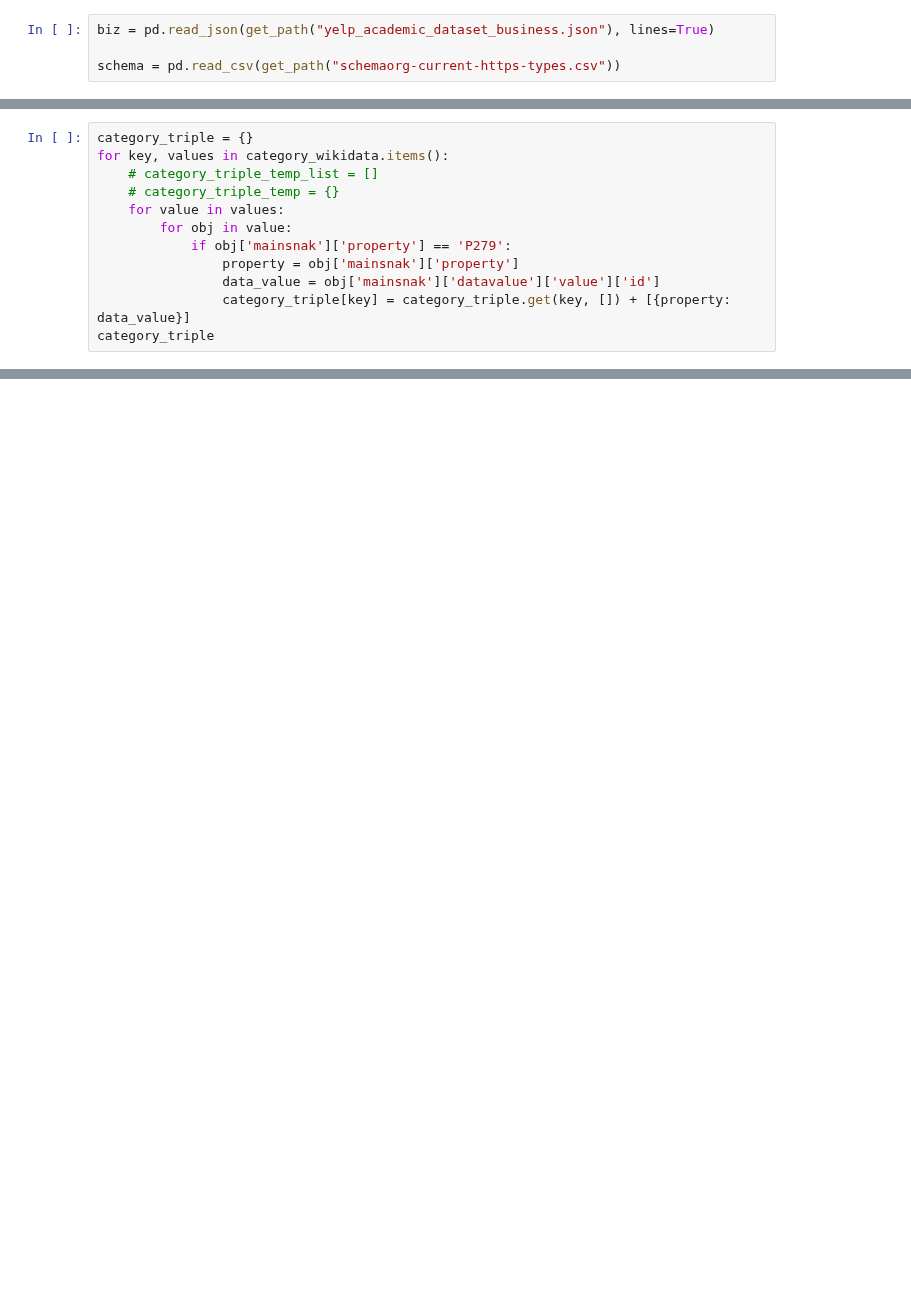
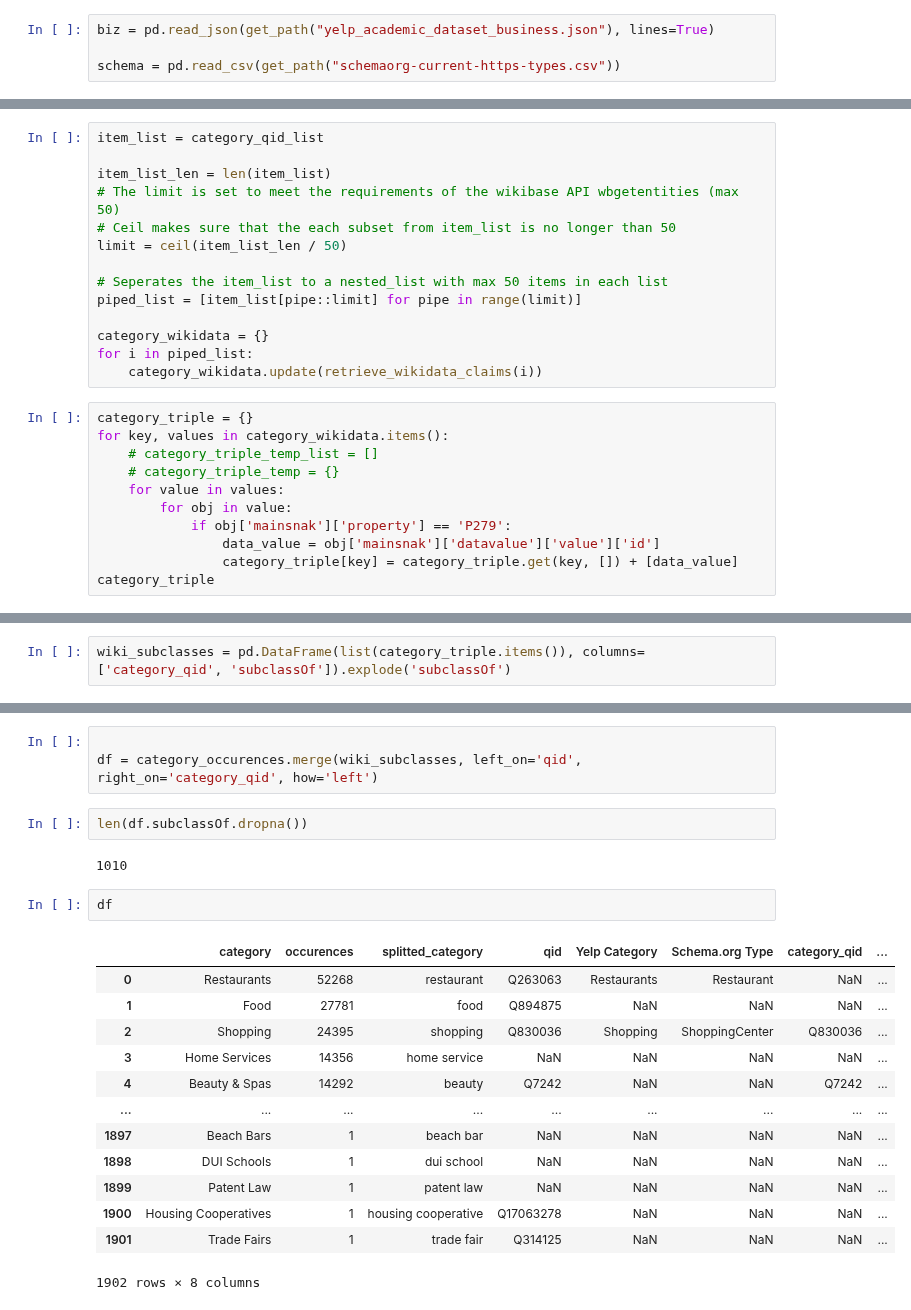
Before and after one commit to christiannielsen98/DVML-P7, a Jupyter notebook: Code/wikidata_subset_extract.ipynb, the cells around one changed output, grey strips where cells are left out. Cells and saved outputs as stored; diff of their text form; blank space fills up the shorter version.

```diff
--- a/Code/wikidata_subset_extract.ipynb
+++ b/Code/wikidata_subset_extract.ipynb
@@ -322,3 +301,17 @@ category_wikidata = retrieve_properties_piped(category_qid_list[:50])
+# %%
+item_list = category_qid_list
+
+item_list_len = len(item_list)
+# The limit is set to meet the requirements of the wikibase API wbgetentities (max 50)
+# Ceil makes sure that the each subset from item_list is no longer than 50
+limit = ceil(item_list_len / 50)
+
+# Seperates the item_list to a nested_list with max 50 items in each list
+piped_list = [item_list[pipe::limit] for pipe in range(limit)]
+
+category_wikidata = {}
+for i in piped_list:
+    category_wikidata.update(retrieve_wikidata_claims(i))
 # %%
 category_triple = {}
 for key, values in category_wikidata.items():
@@ -327,8 +320,7 @@ for key, values in category_wikidata.items():
     for value in values:
         for obj in value:
             if obj['mainsnak']['property'] == 'P279':
-                property = obj['mainsnak']['property']
                 data_value = obj['mainsnak']['datavalue']['value']['id']
-                category_triple[key] = category_triple.get(key, []) + [{property: data_value}]
+                category_triple[key] = category_triple.get(key, []) + [data_value]
 category_triple
 # %% [output]
@@ -351,0 +359,2 @@ category_triple
+# %%
+wiki_subclasses = pd.DataFrame(list(category_triple.items()), columns=['category_qid', 'subclassOf']).explode('subclassOf')
@@ -351,0 +377,23 @@ category_triple
+# %%
+
+df = category_occurences.merge(wiki_subclasses, left_on='qid', right_on='category_qid', how='left')
+# %%
+len(df.subclassOf.dropna())
+# %% [output]
+1010
+# %%
+df
+# %% [output]
+|  | category | occurences | splitted_category | qid | Yelp Category | Schema.org Type | category_qid | ... |
+| 0 | Restaurants | 52268 | restaurant | Q263063 | Restaurants | Restaurant | NaN | ... |
+| 1 | Food | 27781 | food | Q894875 | NaN | NaN | NaN | ... |
+| 2 | Shopping | 24395 | shopping | Q830036 | Shopping | ShoppingCenter | Q830036 | ... |
+| 3 | Home Services | 14356 | home service | NaN | NaN | NaN | NaN | ... |
+| 4 | Beauty & Spas | 14292 | beauty | Q7242 | NaN | NaN | Q7242 | ... |
+| ... | ... | ... | ... | ... | ... | ... | ... | ... |
+| 1897 | Beach Bars | 1 | beach bar | NaN | NaN | NaN | NaN | ... |
+| 1898 | DUI Schools | 1 | dui school | NaN | NaN | NaN | NaN | ... |
+| 1899 | Patent Law | 1 | patent law | NaN | NaN | NaN | NaN | ... |
+| 1900 | Housing Cooperatives | 1 | housing cooperative | Q17063278 | NaN | NaN | NaN | ... |
+| 1901 | Trade Fairs | 1 | trade fair | Q314125 | NaN | NaN | NaN | ... |
+1902 rows × 8 columns
```
Also changed, not shown: parts of 38 cells of this notebook, 6 other files.
